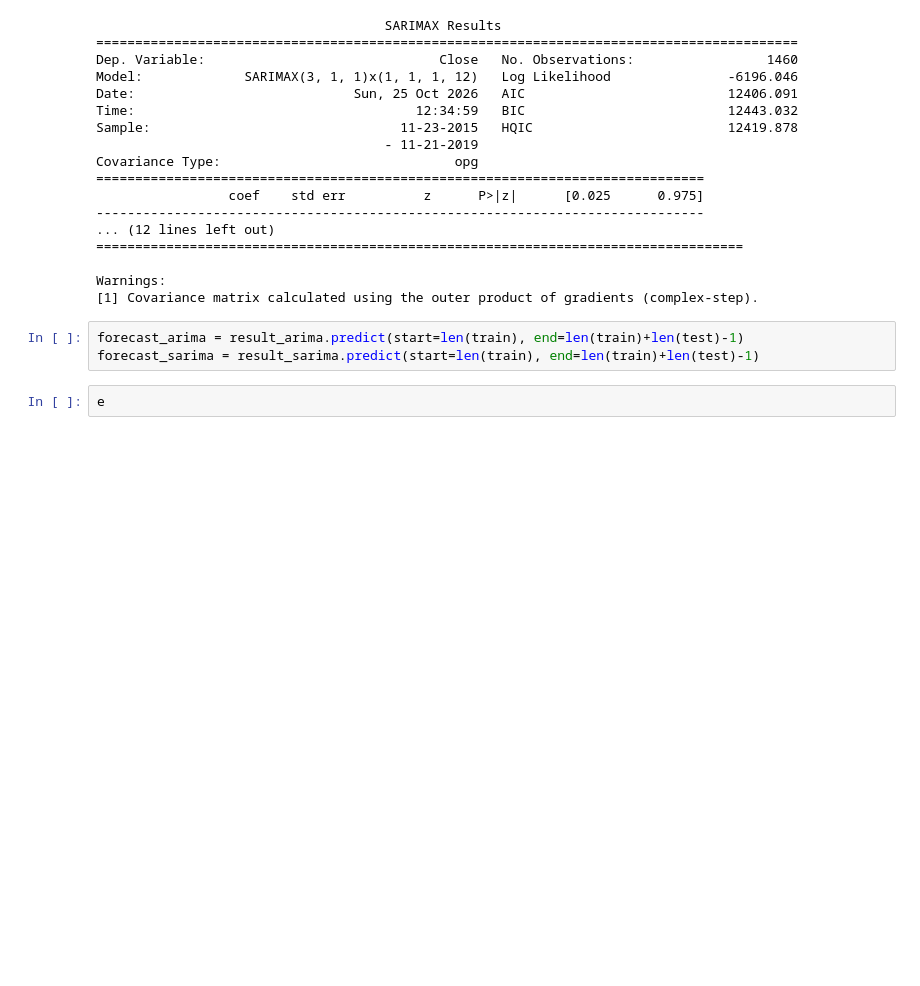
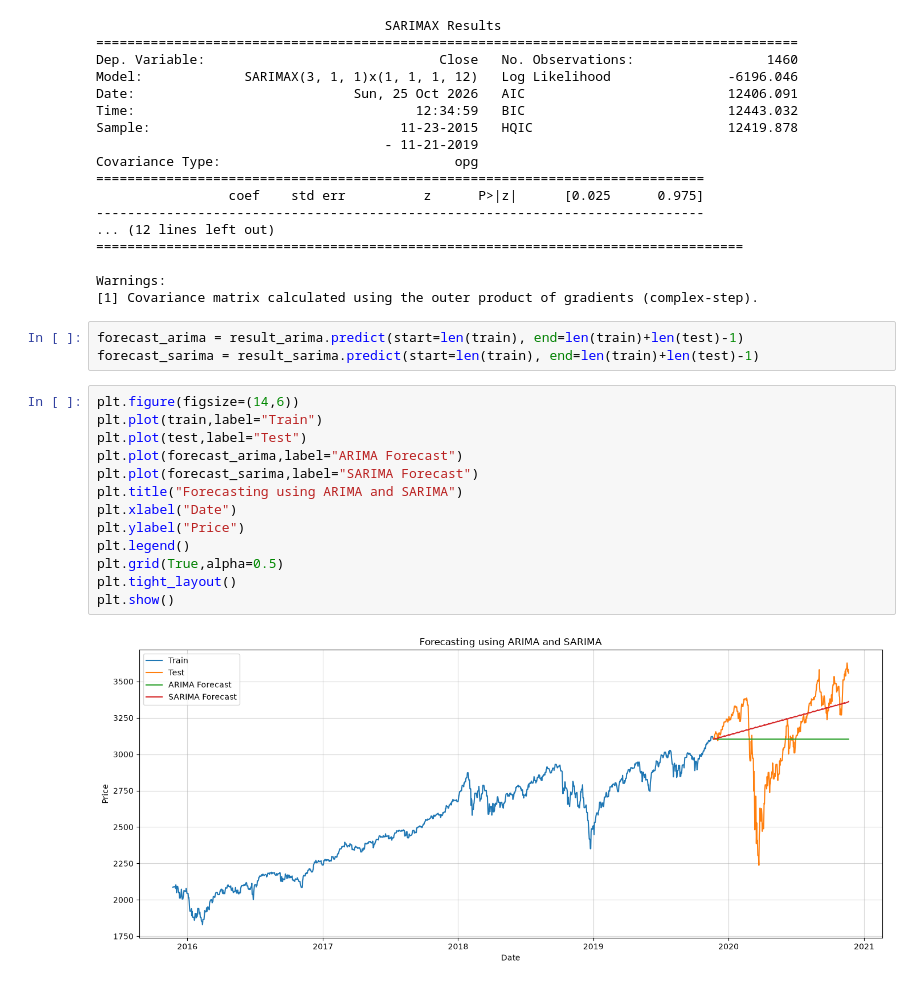
Before and after one commit to arjun-aji/bia-data-science-ai-journey, a Jupyter notebook: ML/TimeSeries/time_series.ipynb, the cells around one changed output. Cells and saved outputs as stored; diff of their text form; blank space fills up the shorter version.

```diff
--- a/ML/TimeSeries/time_series.ipynb
+++ b/ML/TimeSeries/time_series.ipynb
@@ -252,4 +252,17 @@ Warnings:
 forecast_arima = result_arima.predict(start=len(train), end=len(train)+len(test)-1)
 forecast_sarima = result_sarima.predict(start=len(train), end=len(train)+len(test)-1)
 # %%
-e
+plt.figure(figsize=(14,6))
+plt.plot(train,label="Train")
+plt.plot(test,label="Test")
+plt.plot(forecast_arima,label="ARIMA Forecast")
+plt.plot(forecast_sarima,label="SARIMA Forecast")
+plt.title("Forecasting using ARIMA and SARIMA")
+plt.xlabel("Date")
+plt.ylabel("Price")
+plt.legend()
+plt.grid(True,alpha=0.5)
+plt.tight_layout()
+plt.show()
+# %% [output]
+[figure, added]
```
Also changed, not shown: parts of 2 cells of this notebook, 5 other files.
